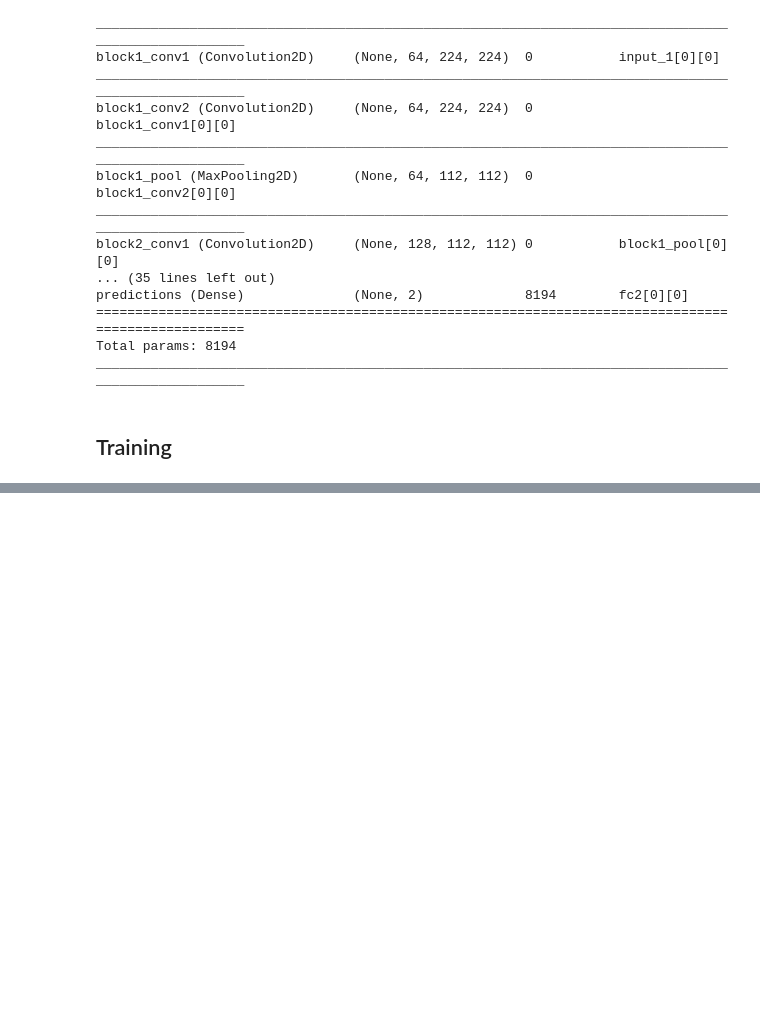
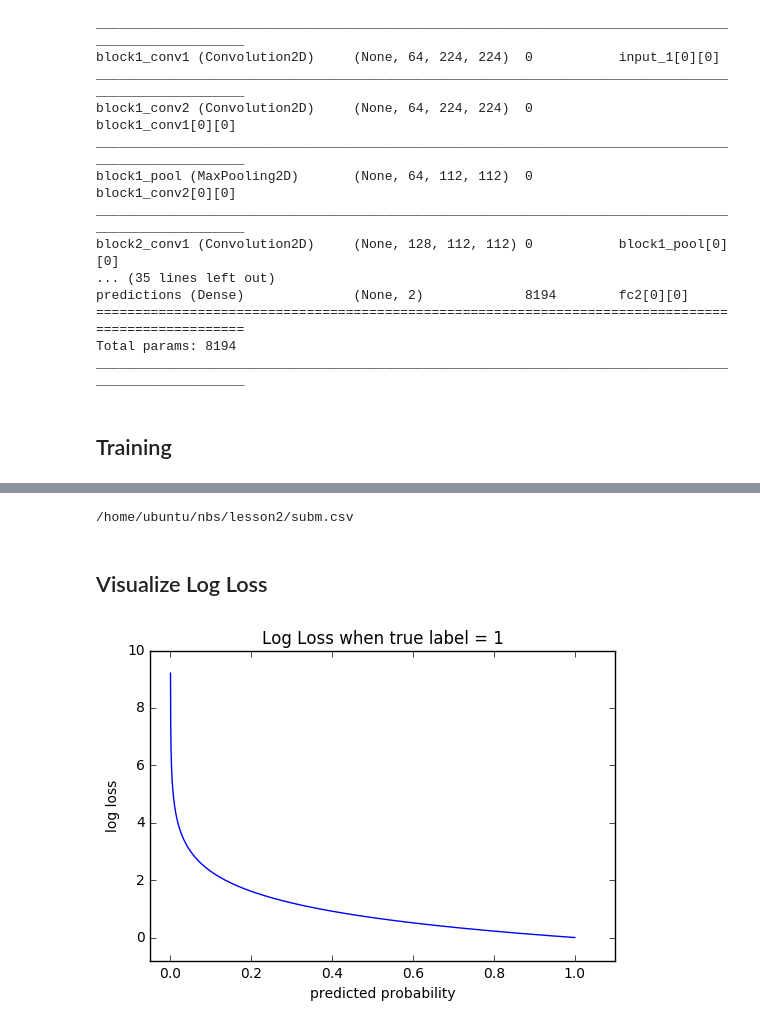
Before and after one commit to maxbeaudoin/deep-learning, a Jupyter notebook: vgg.ipynb, the cells around one changed output, grey strips where cells are left out. Drawn from its saved outputs; the diff is of its cells as text; code cells hidden in the pictures; blank space fills up the shorter version.

```diff
--- a/vgg.ipynb
+++ b/vgg.ipynb
@@ -173,0 +219,27 @@ model.save_weights(results_path + 'ft3.h5')
+# %%
+FileLink(subm_filename)
+# %% [output]
+/home/ubuntu/nbs/lesson2/subm.csv
+# %% [markdown]
+## Visualize Log Loss
+# %%
+#Visualize Log Loss when True value = 1
+#y-axis is log loss, x-axis is probabilty that label = 1
+#As you can see Log Loss increases rapidly as we approach 0
+#But increases slowly as our predicted probability gets closer to 1
+import matplotlib.pyplot as plt
+import numpy as np
+from sklearn.metrics import log_loss
+
+x = [i*.0001 for i in range(1,10000)]
+y = [log_loss([1],[[i*.0001,1-(i*.0001)]],eps=1e-15) for i in range(1,10000,1)]
+
+plt.plot(x, y)
+plt.axis([-.05, 1.1, -.8, 10])
+plt.title("Log Loss when true label = 1")
+plt.xlabel("predicted probability")
+plt.ylabel("log loss")
+
+plt.show()
+# %% [output]
+[figure, added]
```
Also changed, not shown: parts of 27 cells of this notebook.
